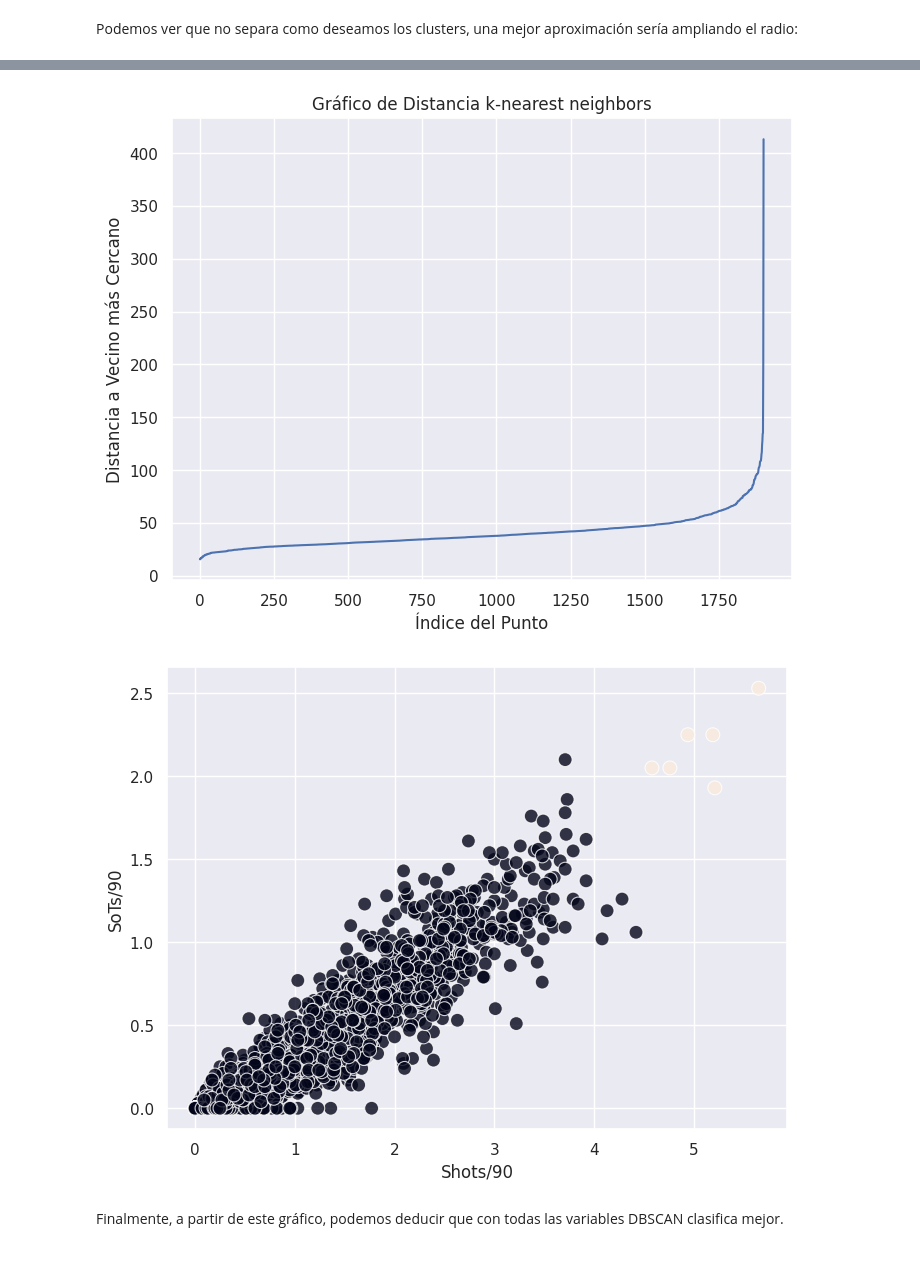
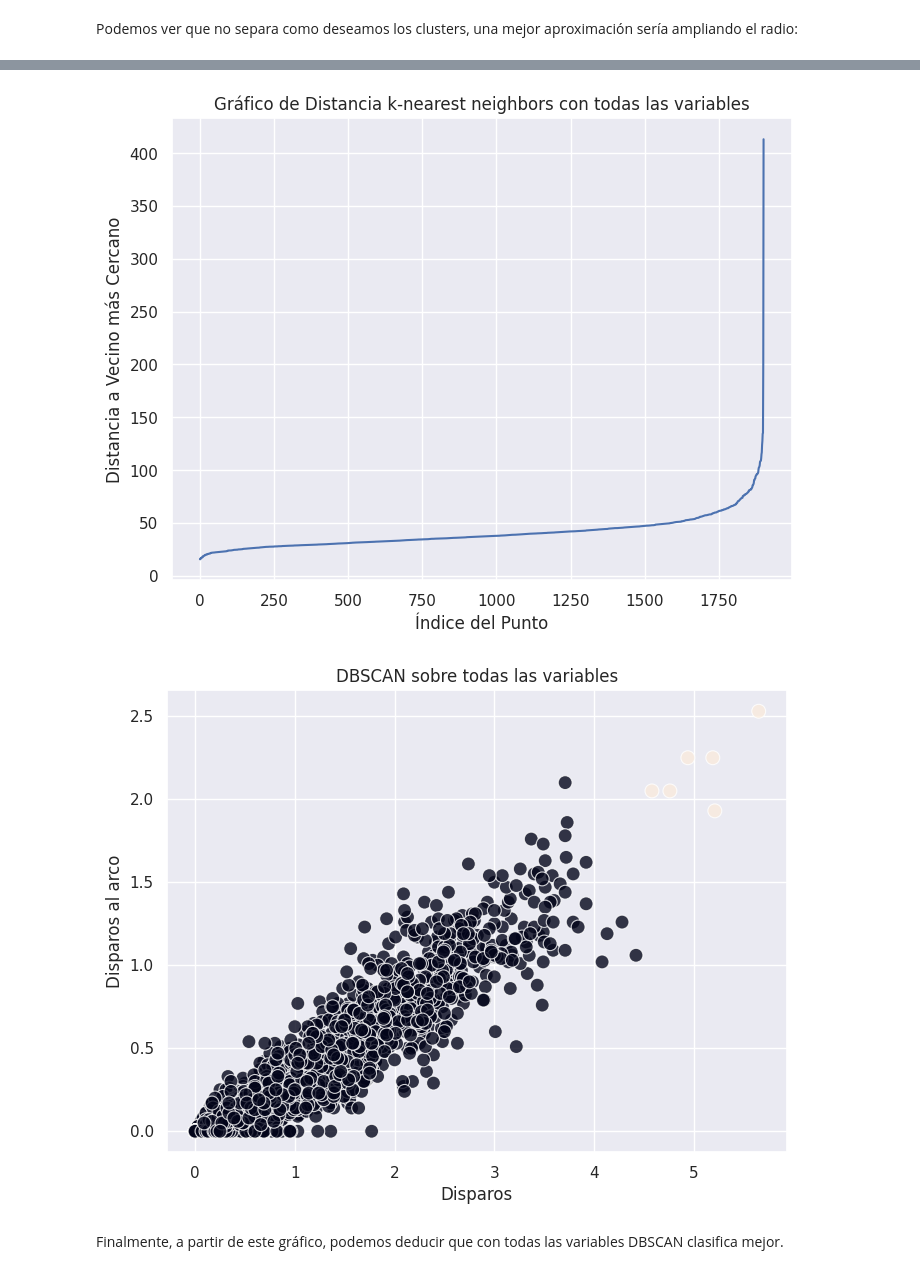
Before and after one commit to joacokoif/tp2_fulbo_ldd, a Jupyter notebook: tp2_LDD_Futbol_Analytics.ipynb, the cells around one changed output, grey strips where cells are left out. Drawn from its saved outputs; the diff is of its cells as text; code cells hidden in the pictures.

```diff
--- a/tp2_LDD_Futbol_Analytics.ipynb
+++ b/tp2_LDD_Futbol_Analytics.ipynb
@@ -241,26 +241,30 @@ distances = np.sort(distances, axis=0)
 # Graficar
 plt.figure(figsize=(8, 6))
 plt.plot(distances)
-plt.title('Gráfico de Distancia k-nearest neighbors')
+plt.title('Gráfico de Distancia k-nearest neighbors con todas las variables')
 plt.xlabel('Índice del Punto')
 plt.ylabel('Distancia a Vecino más Cercano')
 plt.grid(True)
 plt.show()
 # %% [output]
-[figure, old version]
+[figure, new version]
 # %%
 # Configurar y ajustar DBSCAN
 dbscan = DBSCAN(eps=0.75, min_samples=2)
 clusters = dbscan.fit_predict(data_num[["Shots/90","SoTs/90"]])
 
 # Añadir los resultados de DBSCAN al plot
 sns.set(style="darkgrid")
 plt.figure(figsize=(8, 6))
 
 sns.scatterplot(x=data_num['Shots/90'], y=data_num['SoTs/90'],c=clusters, data=df_pca, s=100, alpha=0.8, legend='full')
+
+plt.title('DBSCAN sobre todas las variables')
+plt.xlabel('Disparos')
+plt.ylabel('Disparos al arco')
 plt.show()
 # %% [output]
-[figure, old version]
+[figure, new version]
 # %% [markdown]
 Finalmente, a partir de este gráfico, podemos deducir que con todas las variables DBSCAN clasifica mejor.
 # %% [markdown]
```
Also changed, not shown: parts of 6 cells of this notebook.
